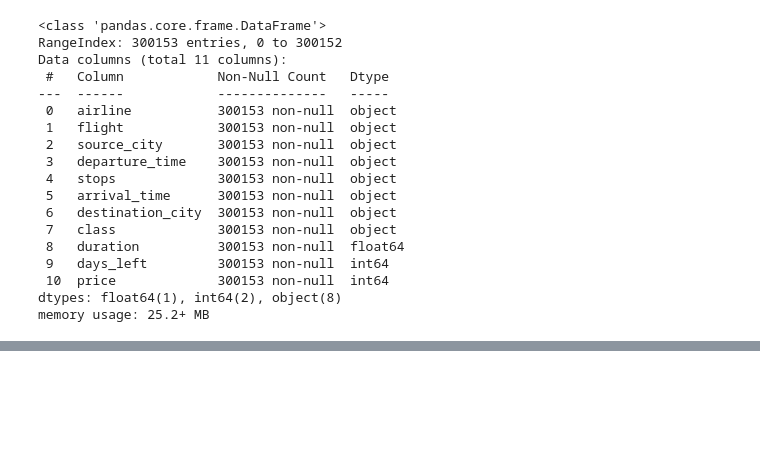
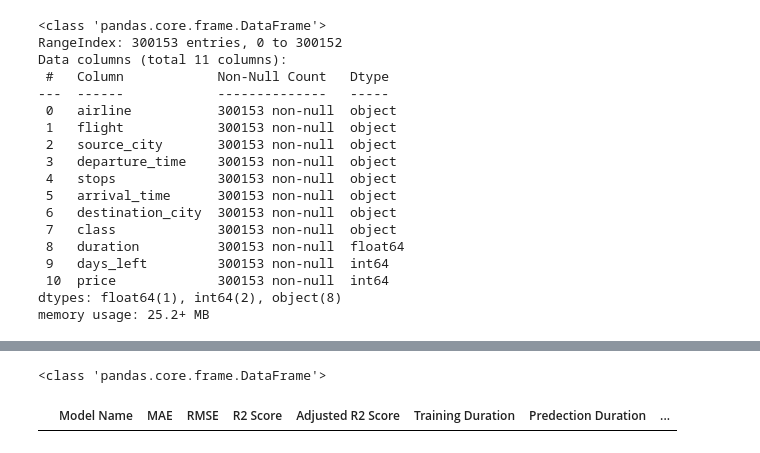
Before and after one commit to tdtheautomator/ml-02-flight-fare-predection, a Jupyter notebook: notebooks/02.Model Training.ipynb, the cells around one changed output, grey strips where cells are left out. Cells and saved outputs as stored; diff of their text form; code cells hidden in the pictures; blank space fills up the shorter version.

```diff
--- a/notebooks/02.Model Training.ipynb
+++ b/notebooks/02.Model Training.ipynb
@@ -233,0 +348,19 @@ df.describe() #statistics for numerical datatypes
+# %%
+#Initialise dataframe for Regression Performace Metrics
+performance_metrics={
+    'Model Name':[],
+    'MAE':[] ,
+#    'MSE':[] ,
+    'RMSE':[] ,
+    'R2 Score':[],
+    'Adjusted R2 Score':[] ,
+    'Training Duration':[],
+    'Predection Duration':[],
+    'Evaluation Duration':[]
+    }
+df_ModelPerformance=pd.DataFrame(performance_metrics)
+print(type(df_ModelPerformance))
+df_ModelPerformance.head()
+# %% [output]
+<class 'pandas.core.frame.DataFrame'>
+|  | Model Name | MAE | RMSE | R2 Score | Adjusted R2 Score | Training Duration | Predection Duration | ... |
```
Also changed, not shown: parts of 14 cells of this notebook, 7 other files.
